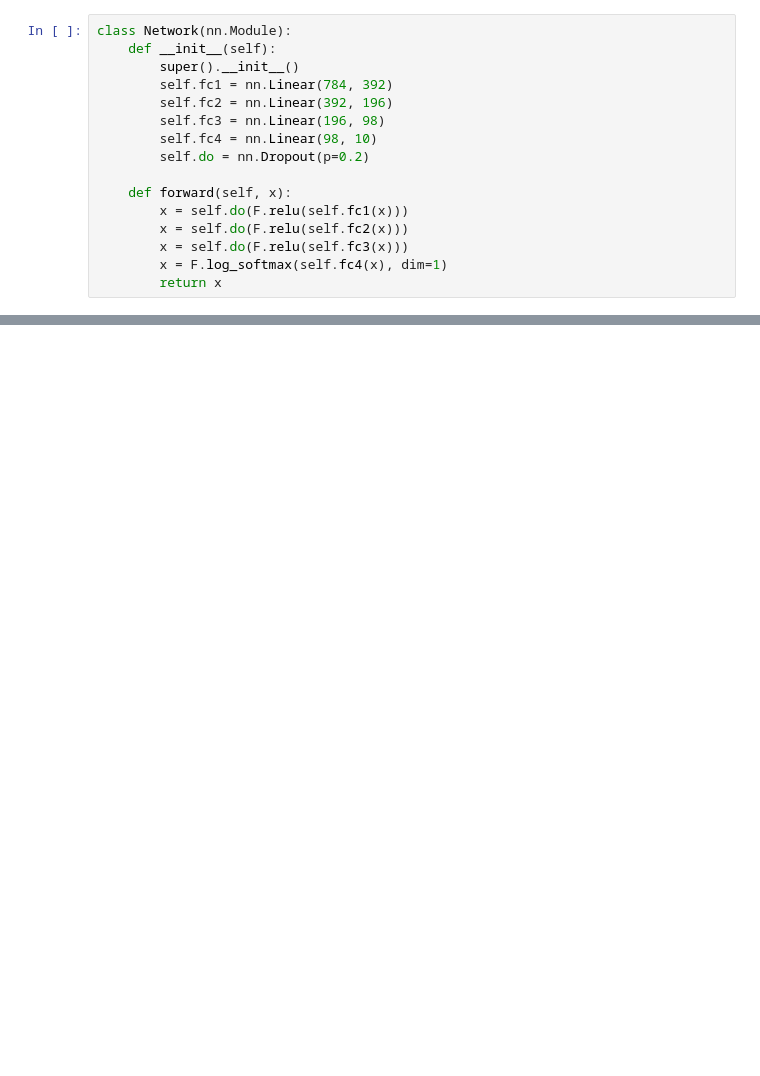
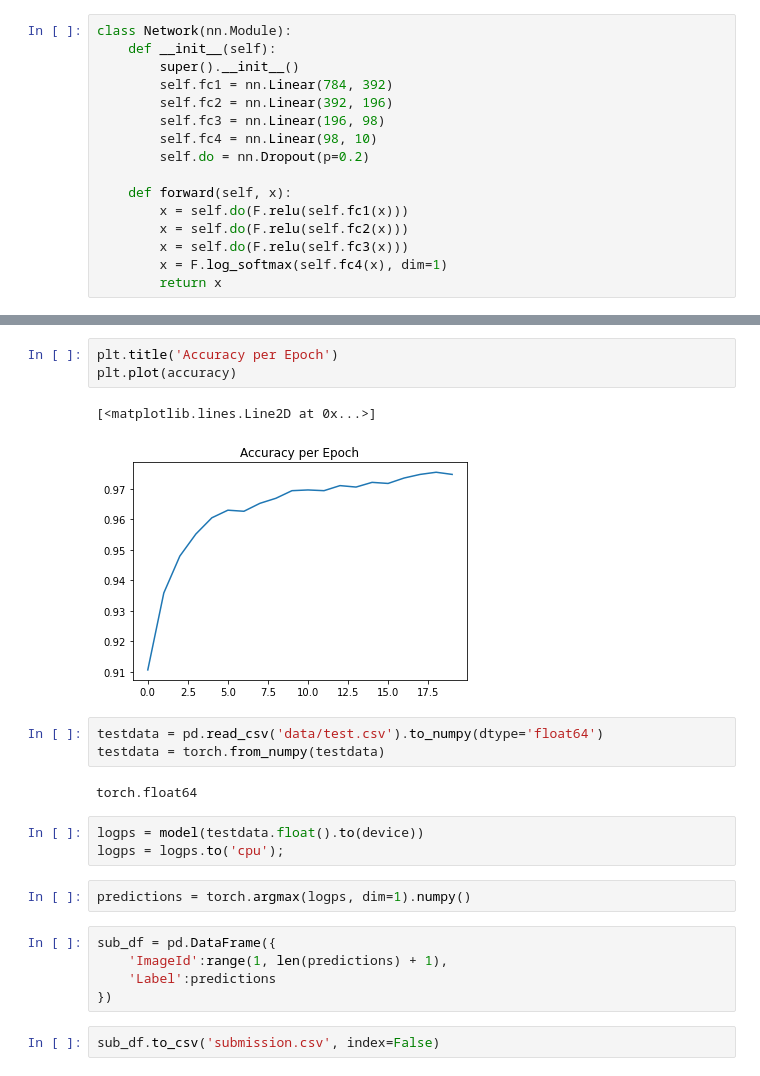
Before and after one commit to wcneill/kaggle, a Jupyter notebook: mnist/mnist.ipynb, the cells around one changed output, grey strips where cells are left out. Cells and saved outputs as stored; diff of their text form; blank space fills up the shorter version.

```diff
--- a/mnist/mnist.ipynb
+++ b/mnist/mnist.ipynb
@@ -128,0 +147,23 @@ for e in range(epochs):
+# %%
+plt.title('Accuracy per Epoch')
+plt.plot(accuracy)
+# %% [output]
+[<matplotlib.lines.Line2D at 0x...>]
+[figure, added]
+# %%
+testdata = pd.read_csv('data/test.csv').to_numpy(dtype='float64')
+testdata = torch.from_numpy(testdata)
+# %% [output]
+torch.float64
+# %%
+logps = model(testdata.float().to(device))
+logps = logps.to('cpu');
+# %%
+predictions = torch.argmax(logps, dim=1).numpy()
+# %%
+sub_df = pd.DataFrame({
+    'ImageId':range(1, len(predictions) + 1),
+    'Label':predictions
+})
+# %%
+sub_df.to_csv('submission.csv', index=False)
```
Also changed, not shown: parts of 7 cells of this notebook.
